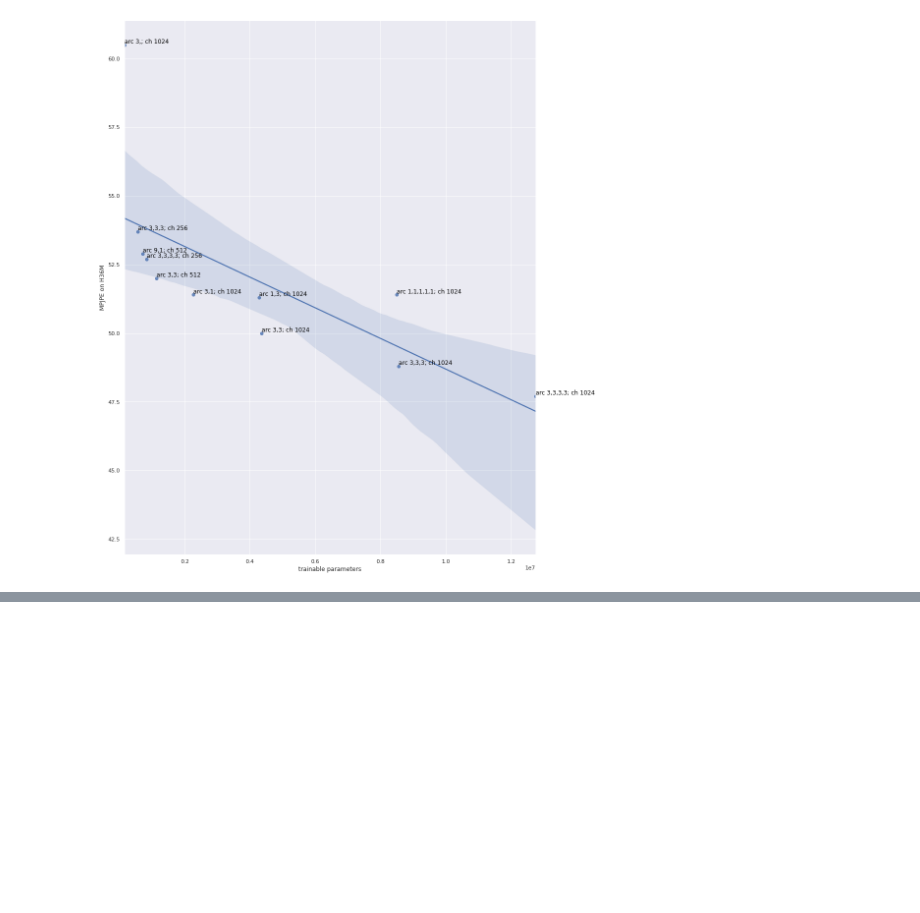
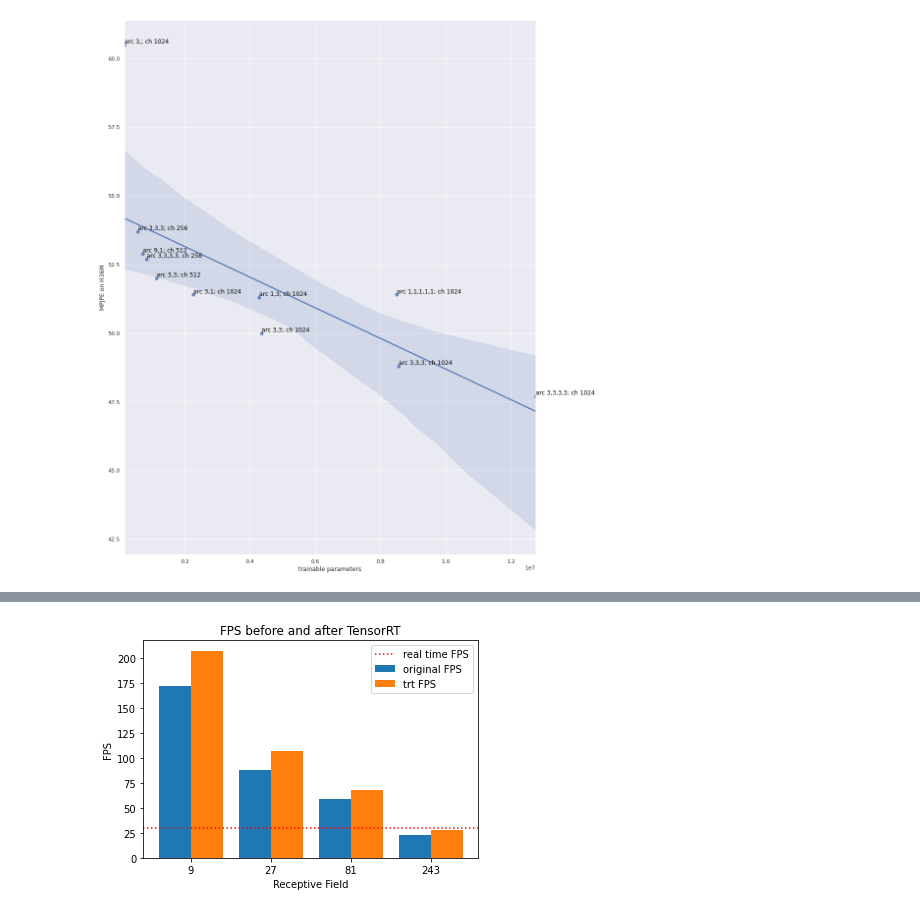
Before and after one commit to hxu296/jeston-videopose3d, a Jupyter notebook: notebooks/viz.ipynb, the cells around one changed output, grey strips where cells are left out. Drawn from its saved outputs; the diff is of its cells as text; code cells hidden in the pictures; blank space fills up the shorter version.

```diff
--- a/notebooks/model_architecture.ipynb
+++ b/notebooks/viz.ipynb
@@ -21,0 +29,3 @@ plot_perf_df(perf_df, savefig=True)
+# %%
+fps_df = pd.read_csv('vpose_report.csv')
+fps_df
@@ -21,0 +38,24 @@ plot_perf_df(perf_df, savefig=True)
+# %%
+import numpy as np
+import matplotlib.pyplot as plt
+
+X = fps_df['receptive field']
+Y_fps = fps_df['FPS']
+Z_trt_fps = fps_df['trt FPS']
+
+X_axis = np.arange(len(X))
+
+plt.bar(X_axis - 0.2, Y_fps, 0.4, label = 'original FPS')
+plt.bar(X_axis + 0.2, Z_trt_fps, 0.4, label = 'trt FPS')
+
+plt.axhline(30, color='red', ls='dotted', label = 'real time FPS')
+
+plt.xticks(X_axis, X)
+plt.xlabel("Receptive Field")
+plt.ylabel("FPS")
+plt.title("FPS before and after TensorRT")
+plt.legend()
+plt.savefig('vpose_report.png', bbox_inches='tight')
+plt.show()
+# %% [output]
+[figure, added]
```
Also changed, not shown: parts of 4 cells of this notebook, 11 other files.
